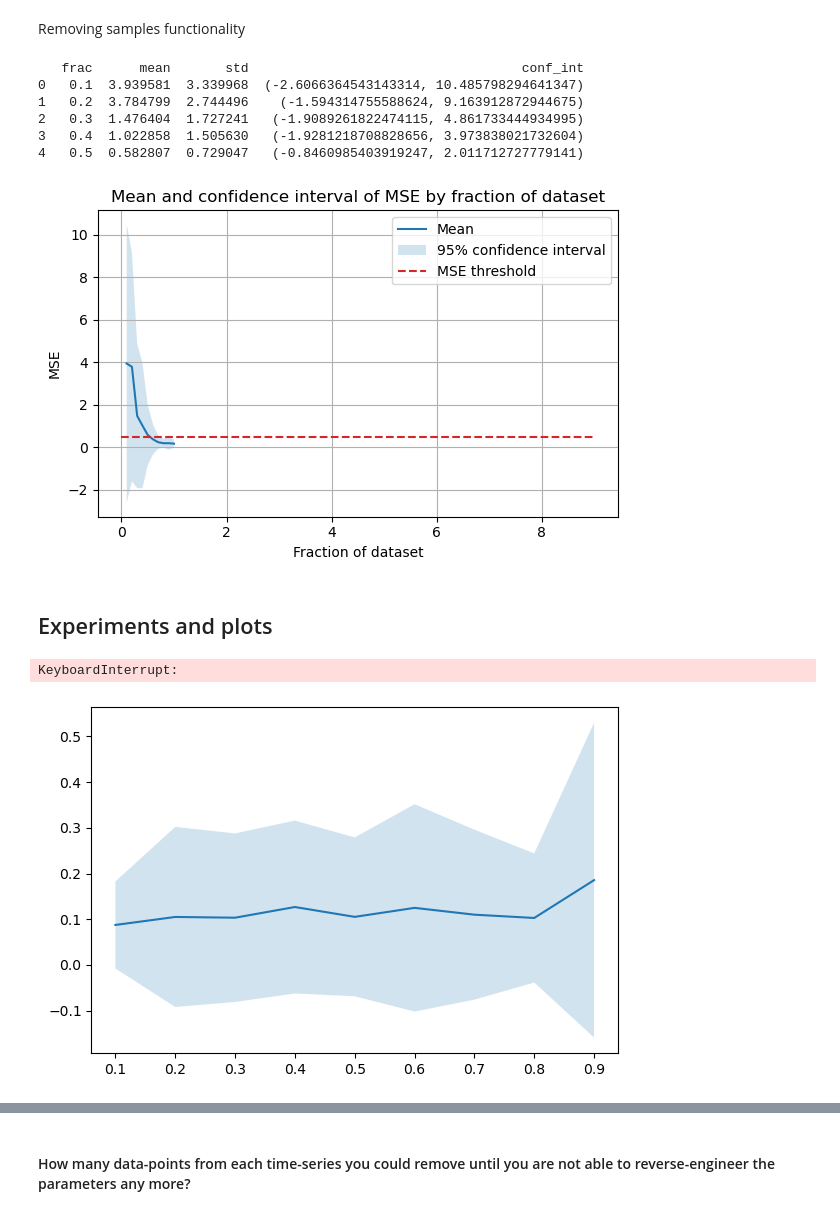
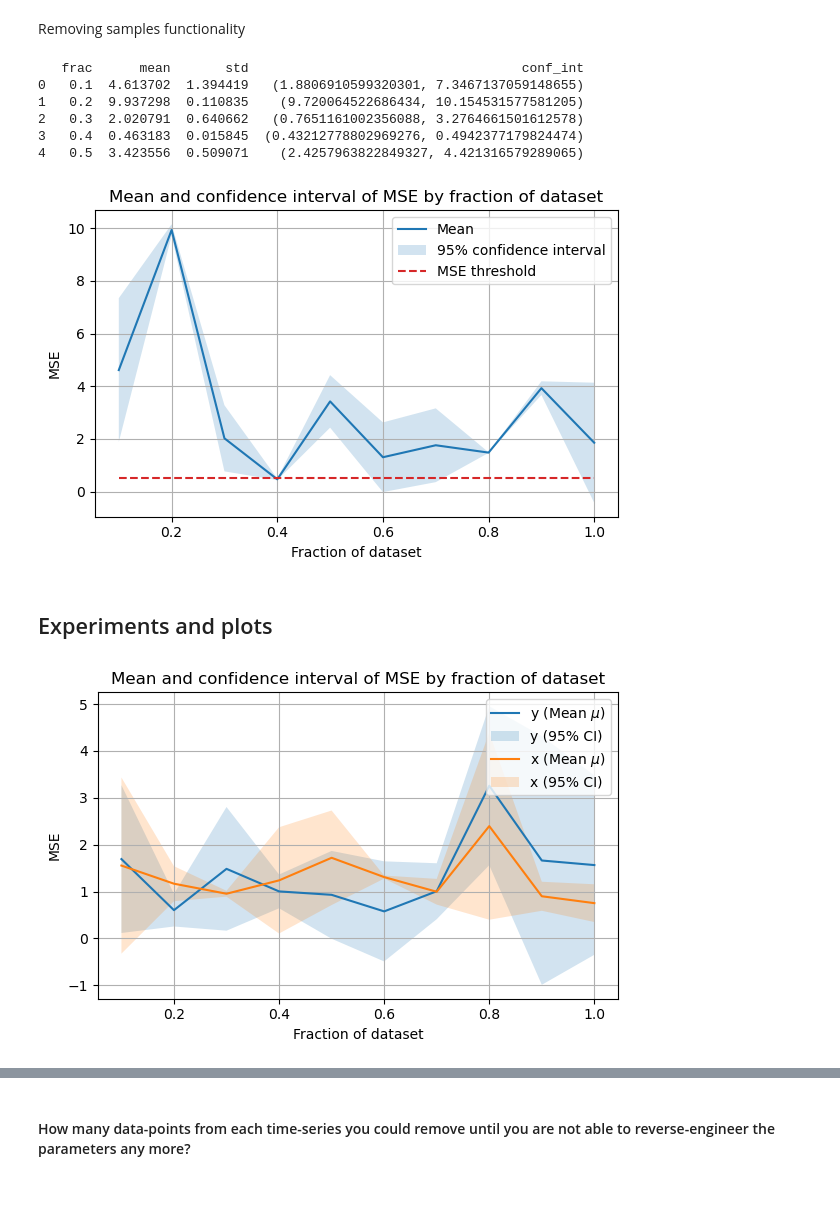
Before and after one commit to jonas4climate/ss-assignment-3, a Jupyter notebook: CalvinLaw_11306734_RaymondZhang_14865904_JonasSchaefer_14039982_3.ipynb, the cells around one changed output, grey strips where cells are left out. Saved outputs shown, nothing was run; the diff lists cells and outputs as text; code cells hidden in the pictures.

```diff
--- a/CalvinLaw_11306734_RaymondZhang_14865904_JonasSchaefer_14039982_3.ipynb
+++ b/CalvinLaw_11306734_RaymondZhang_14865904_JonasSchaefer_14039982_3.ipynb
@@ -40,7 +41,7 @@ DATA_T, DATA_X, DATA_Y = DATA['t'].to_numpy(), DATA['x'].to_numpy(), DATA['y'].t
 LOW_PARAM_BOUND = 0
 UP_PARAM_BOUND = 2
 MAX_STEPS_HILLCLIMING = 500
-MAX_ITER_SA = 300
+MAX_ITER_SA = 500
 MSE_THRESH = 0.5
 # %% [markdown]
 ### Initial dataset
@@ -80,6 +81,7 @@ def get_initial_random_guess(lower_bound=LOW_PARAM_BOUND, upper_bound=UP_PARAM_B
     gamma = random.uniform(lower_bound, upper_bound)
     delta = random.uniform(lower_bound, upper_bound)
     return [alpha, beta, gamma, delta]
+
 
 def get_neighbors(solution, step_size=0.1):
     """Calculate the neighbors of a solution, given a step size."""
@@ -114,11 +116,13 @@ def hill_climbing(loss_function, initial_step, max_steps):
             history.append(next_step)
             current_step = next_step
         except Exception as e:
-            logging.error(f"An error occurred during the hill climbing: {str(e)}")
+            logging.error(
+                f"An error occurred during the hill climbing: {str(e)}")
             break
 
     return current_step, history
 
+
 def classic_annealing(*args, **kwargs):
     return dual_annealing(*args, **kwargs, no_local_search=True)
 # %% [markdown]
@@ -174,17 +182,20 @@ sa_names = ['Classic Annealing', 'Dual Annealing']
 optimizers = hc_optimizers + sa_optimizers
 objectives = [mse_objective, mae_objective]
 obj_names = ['MSE', 'MAE']
-est_params = {opt.__name__: {obj.__name__: [] for obj in objectives} for opt in optimizers}
+est_params = {opt.__name__: {obj.__name__: []
+                             for obj in objectives} for opt in optimizers}
 
 for obj in objectives:
     for opt in hc_optimizers:
         params, _ = hill_climbing(
             obj, initial_guess, max_steps=MAX_STEPS_HILLCLIMING)
         est_params[opt.__name__][obj.__name__] = params
-        logging.info(f"Params of {opt.__name__} with {obj.__name__}: {[f'{p:.3f}' for p in params]} - Loss: {obj(params):.2e}")
+        logging.info(
+            f"Params of {opt.__name__} with {obj.__name__}: {[f'{p:.3f}' for p in params]} - Loss: {obj(params):.2e}")
     for opt in sa_optimizers:
         params = opt(obj, bounds=bounds, maxiter=MAX_ITER_SA).x
         est_params[opt.__name__][obj.__name__] = params
-        logging.info(f"Params of {opt.__name__} with {obj.__name__}: {[f'{p:.3f}' for p in params]} - Loss: {obj(params):.2e}")
+        logging.info(
+            f"Params of {opt.__name__} with {obj.__name__}: {[f'{p:.3f}' for p in params]} - Loss: {obj(params):.2e}")
 # %%
 alphas = [0.6, 0.8]
@@ -276,12 +308,15 @@ def batch_comparison_by_frac_and_variable(data, fracs, data_variable, n_samples=
 # %%
 try:
     fracs = np.linspace(0.1, 1.0, 10)
-    experiment_df = batch_comparison_by_frac(fracs=fracs, n_samples=30, bounds=bounds, maxiter=MAX_ITER_SA)
+    experiment_df = batch_comparison_by_frac(
+        fracs=fracs, n_samples=20, bounds=bounds, maxiter=MAX_ITER_SA)
     print(experiment_df.head())
     plt.figure(figsize=(6, 4), layout='tight')
     plt.plot(experiment_df['frac'], experiment_df['mean'], label='Mean')
-    plt.fill_between(experiment_df['frac'], experiment_df['conf_int'].apply(lambda x: x[0]), experiment_df['conf_int'].apply(lambda x: x[1]), alpha=0.2, label='95% confidence interval')
-    plt.plot(experiment_df['frac'], [MSE_THRESH]*len(experiment_df['frac']), label='MSE threshold', linestyle='--', color='tab:red')
+    plt.fill_between(experiment_df['frac'], experiment_df['conf_int'].apply(
+        lambda x: x[0]), experiment_df['conf_int'].apply(lambda x: x[1]), alpha=0.2, label='95% confidence interval')
+    plt.plot(experiment_df['frac'], [MSE_THRESH]*len(experiment_df['frac']),
+             label='MSE threshold', linestyle='--', color='tab:red')
     plt.title('Mean and confidence interval of MSE by fraction of dataset')
     plt.xlabel('Fraction of dataset')
     plt.ylabel('MSE')
@@ -293,38 +328,38 @@ except Exception as e:
     logging.error(f"An error occurred: {e}")
 # %% [output]
    frac      mean       std                                   conf_int
-0   0.1  3.939581  3.339968  (-2.6066364543143314, 10.485798294641347)
-1   0.2  3.784799  2.744496    (-1.594314755588624, 9.163912872944675)
-2   0.3  1.476404  1.727241   (-1.9089261822474115, 4.861733444934995)
-3   0.4  1.022858  1.505630   (-1.9281218708828656, 3.973838021732604)
-4   0.5  0.582807  0.729047   (-0.8460985403919247, 2.011712727779141)
+0   0.1  4.613702  1.394419   (1.8806910599320301, 7.3467137059148655)
+1   0.2  9.937298  0.110835    (9.720064522686434, 10.154531577581205)
+2   0.3  2.020791  0.640662   (0.7651161002356088, 3.2764661501612578)
+3   0.4  0.463183  0.015845  (0.43212778802969276, 0.4942377179824474)
+4   0.5  3.423556  0.509071    (2.4257963822849327, 4.421316579289065)
-[figure, old version]
+[figure, new version]
 # %% [markdown]
 ## Experiments and plots
 # %%
 plt.figure(figsize=(6, 4), layout='tight')
 for data_variable in ['y', 'x']:
     try:
         experiment_df = batch_comparison_by_frac_and_variable(fracs=fracs, data_variable=data_variable,
-                                            n_samples=15, bounds=bounds, maxiter=MAX_ITER_SA,
-                                            data=DATA, objective=mse_objective_mod)
+                                                              n_samples=20, bounds=bounds, maxiter=MAX_ITER_SA,
+                                                              data=DATA, objective=mse_objective_mod)
     except Exception as e:
         logging.error(f"An error occurred: {e}")
-    plt.plot(experiment_df['frac'], experiment_df['mean'], label=f'{data_variable} (Mean $\\mu$)')
+    plt.plot(experiment_df['frac'], experiment_df['mean'],
+             label=f'{data_variable} (Mean $\\mu$)')
     plt.fill_between(experiment_df['frac'],
-                experiment_df['conf_int'].apply(lambda x: x[0]),
-                experiment_df['conf_int'].apply(lambda x: x[1]),
-                alpha=0.2, label=f'{data_variable} (95% CI)')
+                     experiment_df['conf_int'].apply(lambda x: x[0]),
+                     experiment_df['conf_int'].apply(lambda x: x[1]),
+                     alpha=0.2, label=f'{data_variable} (95% CI)')
 plt.title(f'Mean and confidence interval of MSE by fraction of dataset')
 plt.xlabel('Fraction of dataset')
 plt.ylabel('MSE')
 plt.legend(loc='upper right')
 plt.grid(True)
 plt.savefig('media/frac_conf_mse_sa_by_var.png', dpi=300)
 plt.show()
 # %% [output]
-KeyboardInterrupt:
-[figure, old version]
+[figure, new version]
 # %%
 plt.figure(figsize=(6, 4), layout='tight')
 for data_variable in ['y', 'x']:
```
Also changed, not shown: parts of 15 cells of this notebook, 6 other files.
